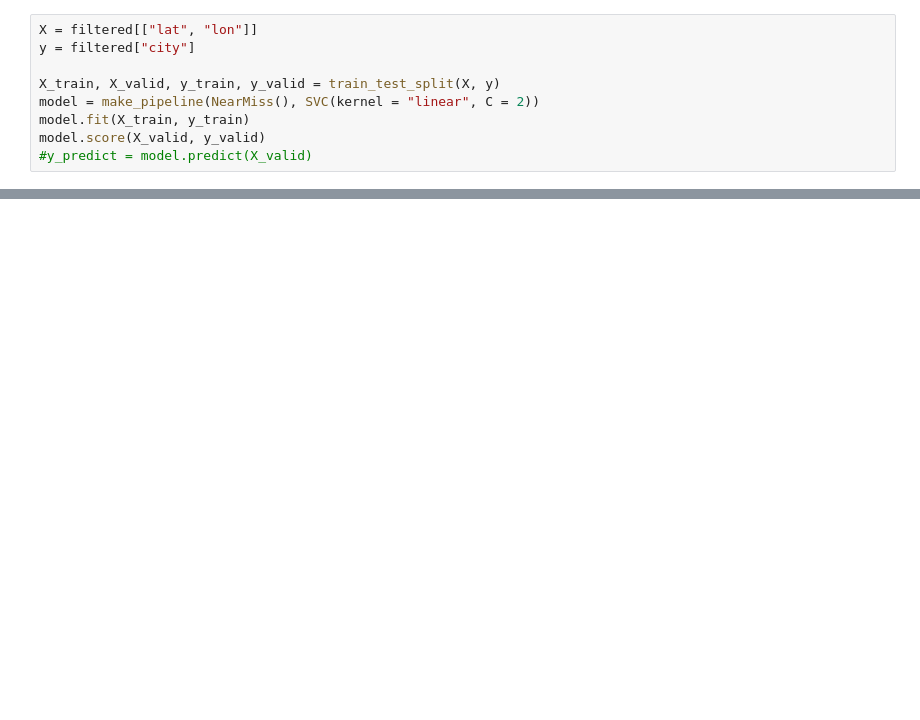
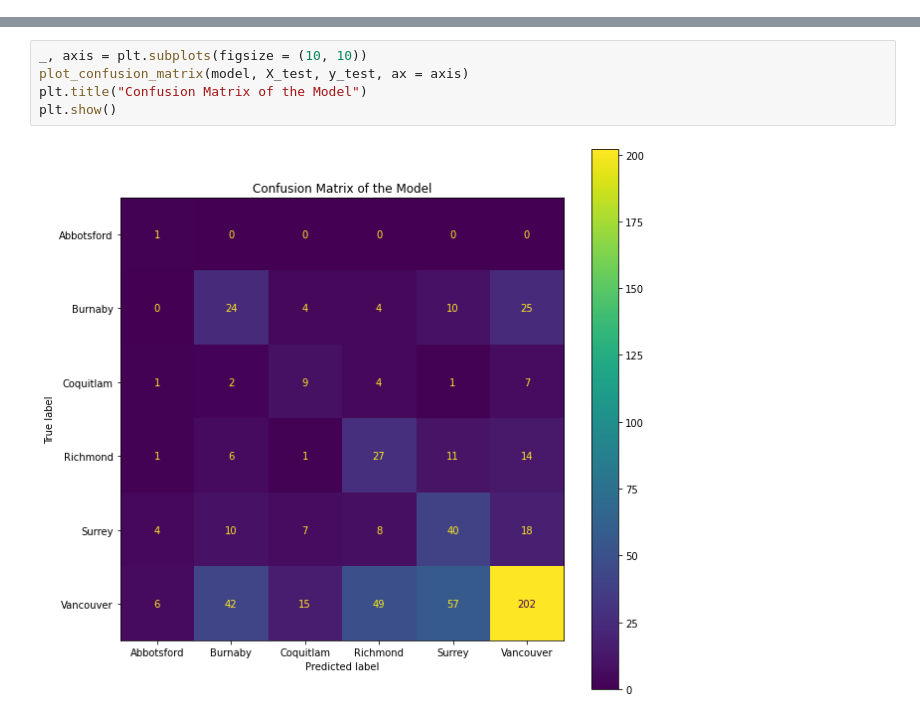
Before and after one commit to scotchontherocks31/cmpt-353-project, a Jupyter notebook: code/353model.ipynb, the cells around one changed output, grey strips where cells are left out. Saved outputs shown, nothing was run; the diff lists cells and outputs as text; blank space fills up the shorter version.

```diff
--- a/code/353model.ipynb
+++ b/code/353model.ipynb
@@ -82,9 +59,0 @@ y_predict = model.predict(X_test)
-# %%
-X = filtered[["lat", "lon"]]
-y = filtered["city"]
-
-X_train, X_valid, y_train, y_valid = train_test_split(X, y)
-model = make_pipeline(NearMiss(), SVC(kernel = "linear", C = 2))
-model.fit(X_train, y_train)
-model.score(X_valid, y_valid)
-#y_predict = model.predict(X_valid)
@@ -97 +68,8 @@ array([0.36203523, 0.33072407, 0.30919765, 0.19411765, 0.16078431])
+# %%
+_, axis = plt.subplots(figsize = (10, 10))
+plot_confusion_matrix(model, X_test, y_test, ax = axis)
+plt.title("Confusion Matrix of the Model")
+plt.show()
+# %% [output]
+[figure, added]
 # %%
```
Also changed, not shown: parts of 25 cells of this notebook.
